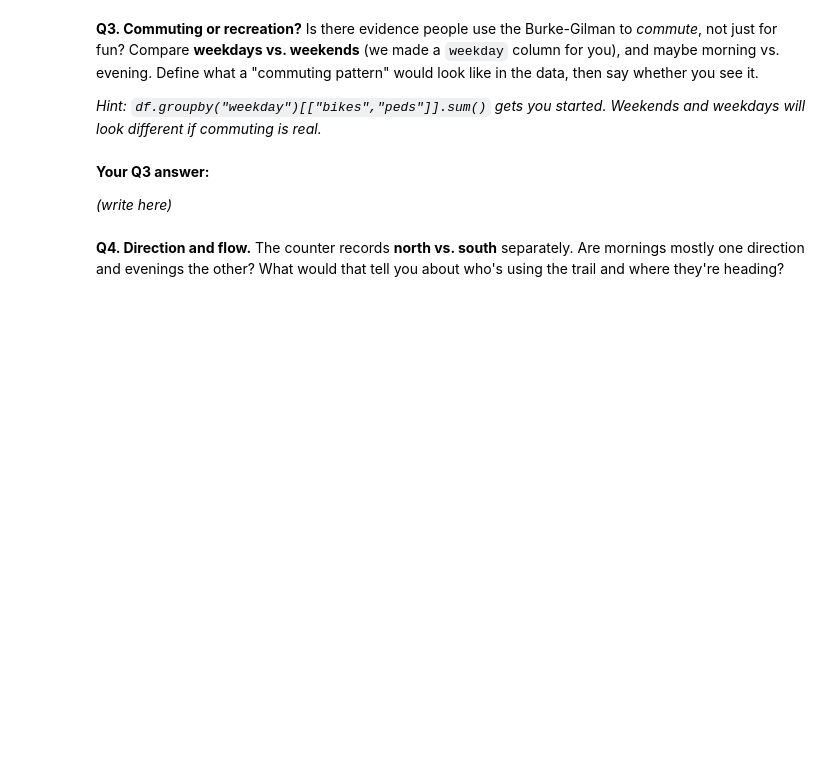
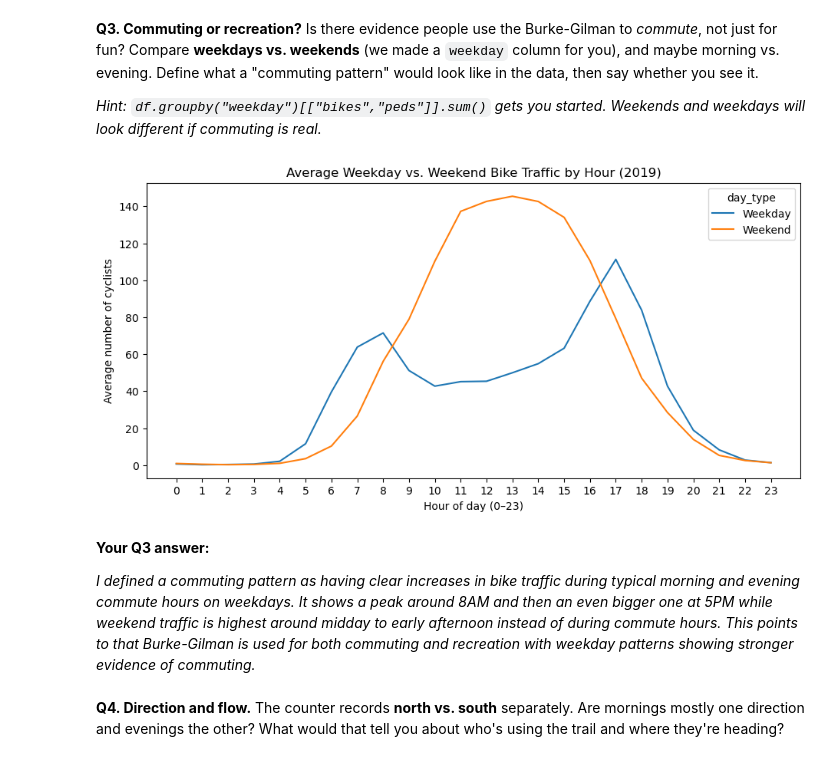
Before and after one commit to shayokita/hcde-410, a Jupyter notebook: A1/A1.ipynb, the cells around one changed output. Cells and saved outputs as stored; diff of their text form; code cells hidden in the pictures; blank space fills up the shorter version.

```diff
--- a/A1/A1.ipynb
+++ b/A1/A1.ipynb
@@ -193,10 +193,24 @@ Is there evidence people use the Burke-Gilman to *commute*, not just for fun? Co
 *Hint: `df.groupby("weekday")[["bikes","peds"]].sum()` gets you started. Weekends and weekdays will look different if commuting is real.*
 # %%
 # Your code for Q3
+df["day_type"] = df["date"].dt.dayofweek.apply(
+    lambda x: "Weekend" if x>=5 else "Weekday"
+)
+q3 = df.groupby(["hour", "day_type"])["bikes"].mean().unstack()
+
+q3.plot(figsize=(11,5))
+
+plt.title("Average Weekday vs. Weekend Bike Traffic by Hour (2019)")
+plt.xlabel("Hour of day (0–23)")
+plt.ylabel("Average number of cyclists")
+plt.xticks(range(0, 24))
+plt.show()
+# %% [output]
+[figure, added]
 # %% [markdown]
 **Your Q3 answer:**
 
-*(write here)*
+*I defined a commuting pattern as having clear increases in bike traffic during typical morning and evening commute hours on weekdays. It shows a peak around 8AM and then an even bigger one at 5PM while weekend traffic is highest around midday to early afternoon instead of during commute hours. This points to that Burke-Gilman is used for both commuting and recreation with weekday patterns showing stronger evidence of commuting.*
 # %% [markdown]
 **Q4. Direction and flow.**
 The counter records **north vs. south** separately. Are mornings mostly one direction and evenings the other? What would that tell you about who's using the trail and where they're heading?
```
